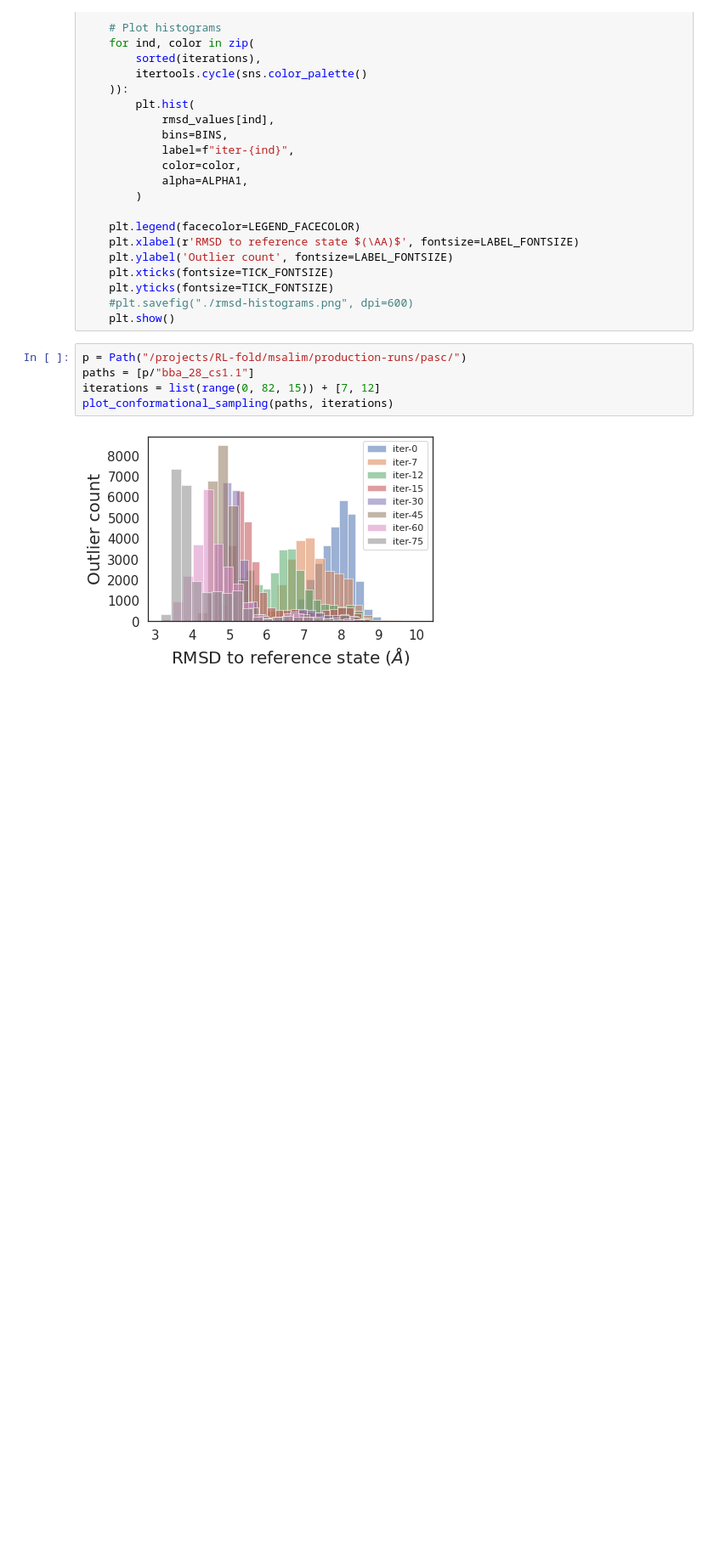
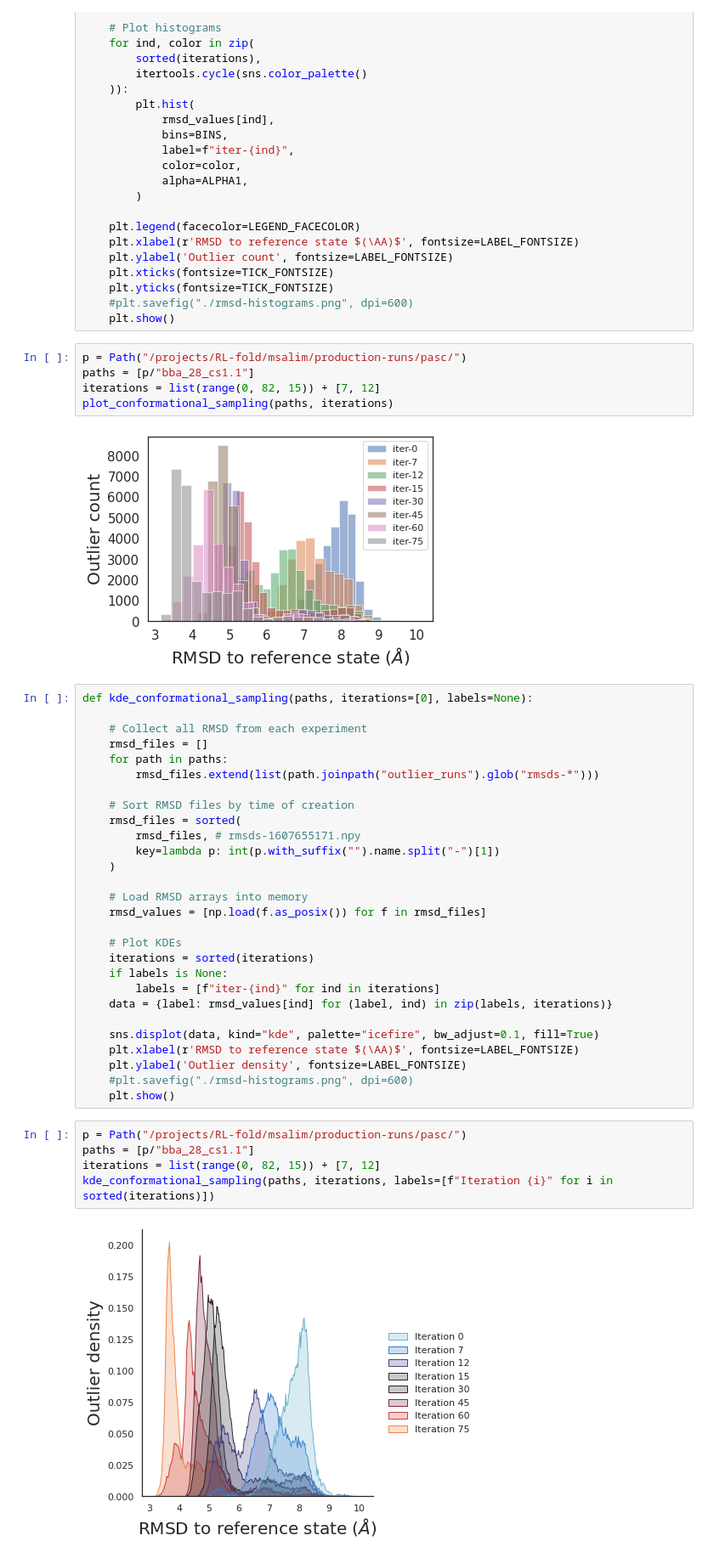
Before and after one commit to braceal/PASC21-Stream-AI-MD, a Jupyter notebook: timestamp_analysis.ipynb, the cells around one changed output. Shown at 85% size. Saved outputs shown, nothing was run; the diff lists cells and outputs as text; blank space fills up the shorter version.

```diff
--- a/timestamp_analysis.ipynb
+++ b/timestamp_analysis.ipynb
@@ -387,3 +387,38 @@ iterations = list(range(0, 82, 15)) + [7, 12]
 plot_conformational_sampling(paths, iterations)
 # %% [output]
 [figure]
+# %%
+def kde_conformational_sampling(paths, iterations=[0], labels=None):
+
+    # Collect all RMSD from each experiment
+    rmsd_files = []
+    for path in paths:
+        rmsd_files.extend(list(path.joinpath("outlier_runs").glob("rmsds-*")))
+
+    # Sort RMSD files by time of creation
+    rmsd_files = sorted(
+        rmsd_files, # rmsds-1607655171.npy
+        key=lambda p: int(p.with_suffix("").name.split("-")[1])
+    )
+
+    # Load RMSD arrays into memory
+    rmsd_values = [np.load(f.as_posix()) for f in rmsd_files]
+
+    # Plot KDEs
+    iterations = sorted(iterations)
+    if labels is None:
+        labels = [f"iter-{ind}" for ind in iterations]
+    data = {label: rmsd_values[ind] for (label, ind) in zip(labels, iterations)}
+
+    sns.displot(data, kind="kde", palette="icefire", bw_adjust=0.1, fill=True)
+    plt.xlabel(r'RMSD to reference state $(\AA)$', fontsize=LABEL_FONTSIZE)
+    plt.ylabel('Outlier density', fontsize=LABEL_FONTSIZE)
+    #plt.savefig("./rmsd-histograms.png", dpi=600)
+    plt.show()
+# %%
+p = Path("/projects/RL-fold/msalim/production-runs/pasc/")
+paths = [p/"bba_28_cs1.1"]
+iterations = list(range(0, 82, 15)) + [7, 12]
+kde_conformational_sampling(paths, iterations, labels=[f"Iteration {i}" for i in sorted(iterations)])
+# %% [output]
+[figure, added]
```
Also changed, not shown: parts of 3 cells of this notebook.
